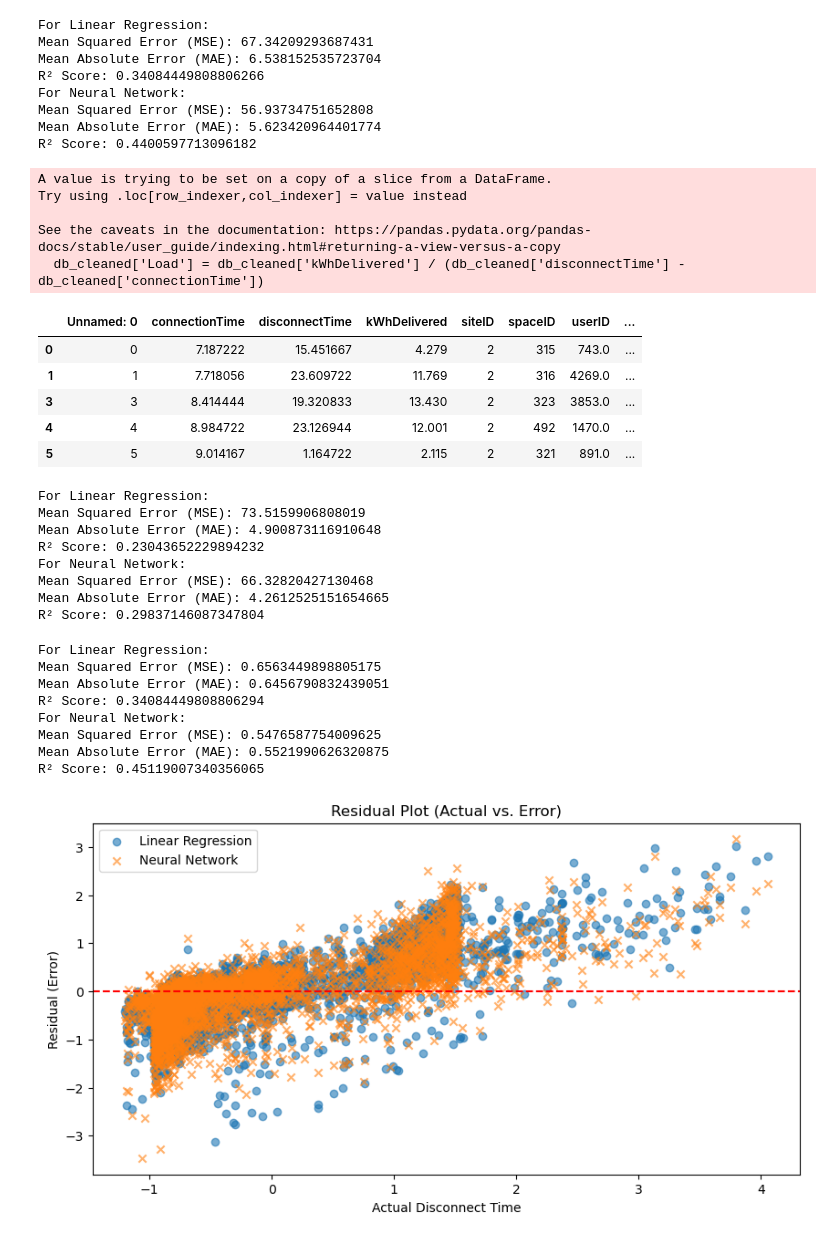
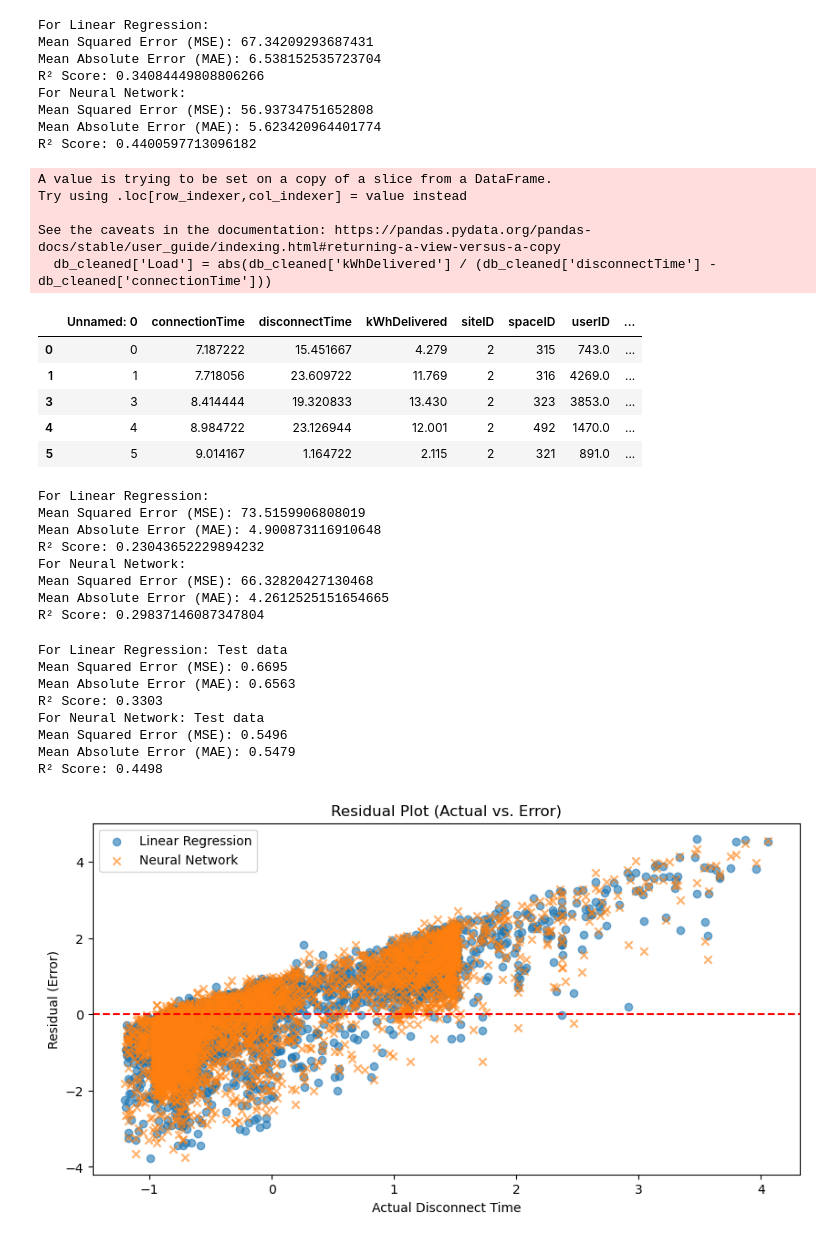
Before and after one commit to ThijsD-02/Machine-Learning-AI-Assignment-ME44312, a Jupyter notebook: Neural network.ipynb, the cells around one changed output. Cells and saved outputs as stored; diff of their text form; code cells hidden in the pictures.

Commit message:
Neural Netowrks (Nu toch wel bijna af??)

```diff
--- a/Neural network.ipynb
+++ b/Neural network.ipynb
@@ -229,14 +229,14 @@ Mean Squared Error (MSE): 56.93734751652808
 Mean Absolute Error (MAE): 5.623420964401774
 R² Score: 0.4400597713096182
 # %%
-db_cleaned['Load'] = db_cleaned['kWhDelivered'] / (db_cleaned['disconnectTime'] - db_cleaned['connectionTime'])
+db_cleaned['Load'] = abs(db_cleaned['kWhDelivered'] / (db_cleaned['disconnectTime'] - db_cleaned['connectionTime']))
 db_cleaned.head()
 # %% [output]
 A value is trying to be set on a copy of a slice from a DataFrame.
 Try using .loc[row_indexer,col_indexer] = value instead
 
 See the caveats in the documentation: https://pandas.pydata.org/pandas-docs/stable/user_guide/indexing.html#returning-a-view-versus-a-copy
-  db_cleaned['Load'] = db_cleaned['kWhDelivered'] / (db_cleaned['disconnectTime'] - db_cleaned['connectionTime'])
+  db_cleaned['Load'] = abs(db_cleaned['kWhDelivered'] / (db_cleaned['disconnectTime'] - db_cleaned['connectionTime']))
 |  | Unnamed: 0 | connectionTime | disconnectTime | kWhDelivered | siteID | spaceID | userID | ... |
 | 0 | 0 | 7.187222 | 15.451667 | 4.279 | 2 | 315 | 743.0 | ... |
 | 1 | 1 | 7.718056 | 23.609722 | 11.769 | 2 | 316 | 4269.0 | ... |
@@ -301,8 +301,9 @@ R² Score: 0.29837146087347804
 # %%
 X_final = db_cleaned[["connectionTime", "siteID", "spaceID",
                     "userID", "userInputs/0/WhPerMile", "userInputs/0/kWhRequested", "userInputs/0/milesRequested",
-                    "userInputs/0/minutesAvailable", "userInputs/0/modifiedAt", "userInputs/0/paymentRequired",
-                    "userInputs/0/requestedDeparture"]].values
+                    "userInputs/0/minutesAvailable", "userInputs/0/modifiedAt","userInputs/0/paymentRequired",
+                    "userInputs/0/requestedDeparture"
+                    ]].values
 
 
 y_final = db_cleaned[['disconnectTime', 'kWhDelivered']].values
@@ -310,18 +311,14 @@ y_final = db_cleaned[['disconnectTime', 'kWhDelivered']].values
 
 #splitting dataset into train, validation and test data
 X_final_train,X_final_test,y_final_train,y_final_test = train_test_split(X_final,y_final,test_size=0.2,random_state = 0)
-X_final_train,X_final_val,y_final_train,y_final_val = train_test_split(X_final_train,y_final_train,test_size=0.25,random_state = 0)
 
 # Scale data
 scaler = StandardScaler().fit(X_final_train)
 X_final_train = scaler.transform(X_final_train)
-X_final_val = scaler.transform(X_final_val)
 X_final_test = scaler.transform(X_final_test)
 
-# Scale target variables as well (standardization of outputs)
 y_scaler = StandardScaler().fit(y_final_train)
 y_final_train = y_scaler.transform(y_final_train)
-y_final_val = y_scaler.transform(y_final_val)
 y_final_test = y_scaler.transform(y_final_test)
 
 # Train Logistic Regression model
@@ -338,43 +335,43 @@ train_nn_final = MLPRegressor(hidden_layer_sizes=(200,),  # 3 layers: 500 → 25
 train_nn_final.fit(X_final_train, y_final_train)
 
 # Predictions for Logistic Regression
-pred_linreg_final = train_linreg_final.predict(X_final_val)
-print("For Linear Regression: ")
-print("Mean Squared Error (MSE):", mean_squared_error(y_final_val, pred_linreg_final))
-print("Mean Absolute Error (MAE):", mean_absolute_error(y_final_val, pred_linreg_final))
-print("R² Score:", r2_score(y_final_val, pred_linreg_final))
+pred_linreg_final = train_linreg_final.predict(X_final_test)
+print("For Linear Regression: Test data")
+print("Mean Squared Error (MSE):", round(mean_squared_error(y_final_test, pred_linreg_final), 4))
+print("Mean Absolute Error (MAE):", round(mean_absolute_error(y_final_test, pred_linreg_final), 4))
+print("R² Score:", round(r2_score(y_final_test, pred_linreg_final), 4))
 
 # Predictions for Neural Network
-pred_nn_final = train_nn_final.predict(X_final_val)
-print("For Neural Network: ")
-print("Mean Squared Error (MSE):", mean_squared_error(y_final_val, pred_nn_final))
-print("Mean Absolute Error (MAE):", mean_absolute_error(y_final_val, pred_nn_final))
-print("R² Score:", r2_score(y_final_val, pred_nn_final))
+pred_nn_final = train_nn_final.predict(X_final_test)
+print("For Neural Network: Test data")
+print("Mean Squared Error (MSE):", round(mean_squared_error(y_final_test, pred_nn_final), 4))
+print("Mean Absolute Error (MAE):", round(mean_absolute_error(y_final_test, pred_nn_final), 4))
+print("R² Score:", round(r2_score(y_final_test, pred_nn_final), 4))
 # %% [output]
-For Linear Regression:
-Mean Squared Error (MSE): 0.6563449898805175
-Mean Absolute Error (MAE): 0.6456790832439051
-R² Score: 0.34084449808806294
-For Neural Network:
-Mean Squared Error (MSE): 0.5476587754009625
-Mean Absolute Error (MAE): 0.5521990626320875
-R² Score: 0.45119007340356065
+For Linear Regression: Test data
+Mean Squared Error (MSE): 0.6695
+Mean Absolute Error (MAE): 0.6563
+R² Score: 0.3303
+For Neural Network: Test data
+Mean Squared Error (MSE): 0.5496
+Mean Absolute Error (MAE): 0.5479
+R² Score: 0.4498
 # %%
 # Residuals (errors)
-residuals_linreg_final = y_final_val - pred_linreg_final
-residuals_nn_final = y_final_val - pred_nn_final
+residuals_linreg_final = y_final_test - pred_linreg_final
+residuals_nn_final = y_final_test - pred_nn_final
 
 plt.figure(figsize=(10, 5))
 
-plt.scatter(y_final_val, residuals_linreg_final, label="Linear Regression", alpha=0.6)
-plt.scatter(y_final_val, residuals_nn_final, label="Neural Network", alpha=0.6, marker='x')
+plt.scatter(y_final_test, residuals_linreg_final, label="Linear Regression", alpha=0.6)
+plt.scatter(y_final_test, residuals_nn_final, label="Neural Network", alpha=0.6, marker='x')
 
 plt.axhline(y=0, color='red', linestyle='dashed')  # Perfect prediction line
 
 plt.xlabel("Actual Disconnect Time")
 plt.ylabel("Residual (Error)")
 plt.title("Residual Plot (Actual vs. Error)")
 plt.legend()
 plt.show()
 # %% [output]
-[figure, old version]
+[figure, new version]
```
Also changed, not shown: parts of 5 cells of this notebook.
